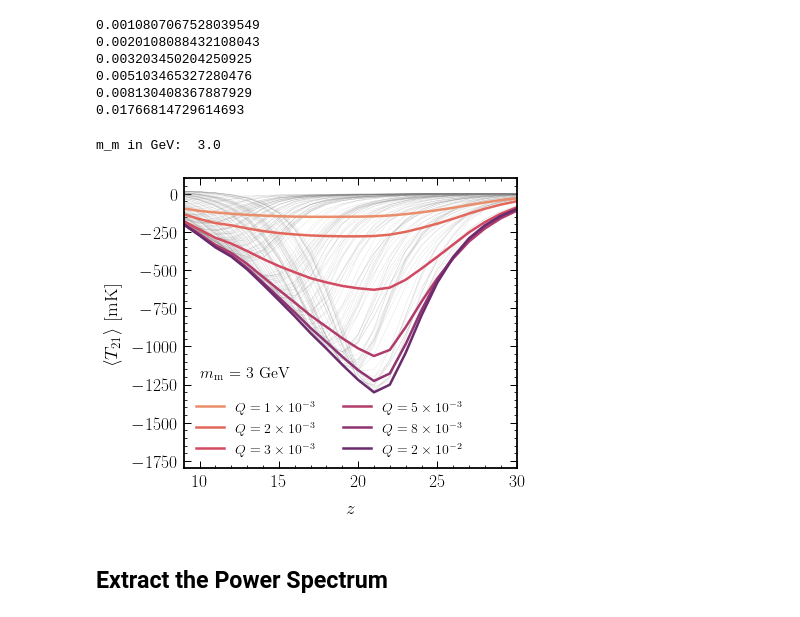
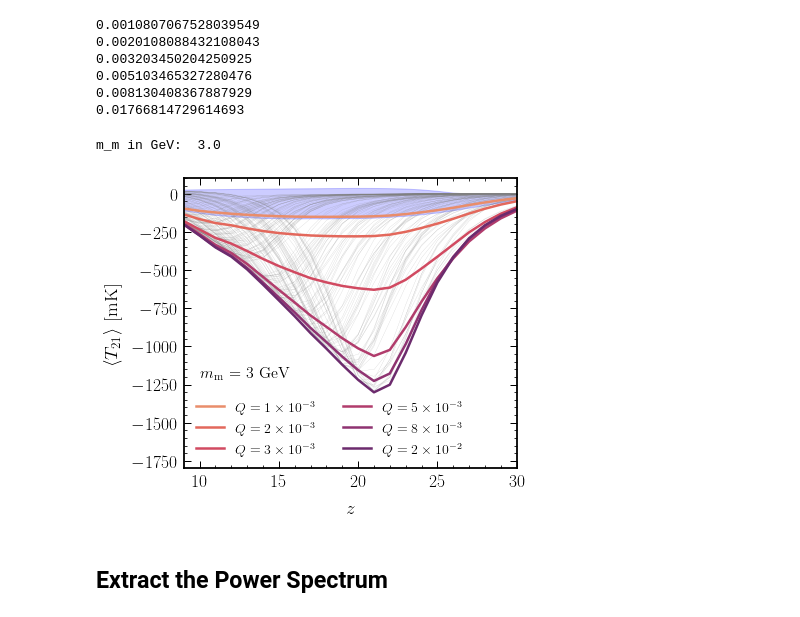
Before and after one commit to hongwanliu/millicharged_DM_with_bath, a Jupyter notebook: notebooks/combine_diff_models.ipynb, the cells around one changed output. Drawn from its saved outputs; the diff is of its cells as text; code cells hidden in the pictures.

```diff
--- a/notebooks/combine_diff_models.ipynb
+++ b/notebooks/combine_diff_models.ipynb
@@ -94,34 +94,44 @@ palette = sns.color_palette('flare', 6)
 
 plt.xlabel(r'$z$')
 plt.ylabel(r'$\langle T_{21} \rangle$ [mK]')
 
 # plt.title(r'\textbf{21-cm Global Signal}')
 
 plt.plot(zlis, np.transpose(global_signal_ary[:, :, 63, mm_ind]) * 1e3, color='gray', linewidth=0.1);
 
 plt.gca().set_prop_cycle(None)
 
 plt.plot(zlis, np.nanmin(global_signal_ary[:, :, 45, mm_ind], axis=0) * 1e3, label=r'$Q = 1 \times 10^{-3}$')
 plt.plot(zlis, np.nanmin(global_signal_ary[:, :, 49, mm_ind], axis=0) * 1e3, label=r'$Q = 2 \times 10^{-3}$')
 plt.plot(zlis, np.nanmin(global_signal_ary[:, :, 52, mm_ind], axis=0) * 1e3, label=r'$Q = 3 \times 10^{-3}$')
 plt.plot(zlis, np.nanmin(global_signal_ary[:, :, 55, mm_ind], axis=0) * 1e3, label=r'$Q = 5 \times 10^{-3}$')
 plt.plot(zlis, np.nanmin(global_signal_ary[:, :, 58, mm_ind], axis=0) * 1e3, label=r'$Q = 8 \times 10^{-3}$')
 plt.plot(zlis, np.nanmin(global_signal_ary[:, :, 63, mm_ind], axis=0) * 1e3, label=r'$Q = 2 \times 10^{-2}$')
 plt.plot(zlis, 1e3*np.ones_like(zlis), color=palette[5], linewidth=0.5)
 
+from scipy.io import loadmat
+
+max_T21 = loadmat('/scratch/gpfs/hongwanl/millicharged_DM_with_bath/xA_from_Anastasia/fiducial_astro_maxT21.mat')['bbb'].flatten()
+min_T21 = loadmat('/scratch/gpfs/hongwanl/millicharged_DM_with_bath/xA_from_Anastasia/fiducial_astro_minT21.mat')['aaa'].flatten()
+astro_models_z_ary = loadmat('/scratch/gpfs/hongwanl/millicharged_DM_with_bath/xA_from_Anastasia/fiducial_astro_z_abscissa.mat')['redshift'].flatten()
+
+plt.fill_between(astro_models_z_ary, max_T21, min_T21, color='blue', alpha=0.2)
+
+
 plt.text(x=10, y=-1200, s=r'$m_\mathrm{m}$ = 3 GeV', fontsize=16)
 
 plt.legend(ncol=2, fontsize=14)
 
 plt.xlim(9, 30)
 plt.ylim(-1800, 100)
 
+
 plt.tight_layout()
 
 plt.savefig('plots/global_signal.pdf')
 # %% [output]
 m_m in GeV:  3.0
-[figure, old version]
+[figure, new version]
 # %% [markdown]
 ## Extract the Power Spectrum
 # %% [markdown]
```
Also changed, not shown: parts of 2 cells of this notebook, 4 other files.
